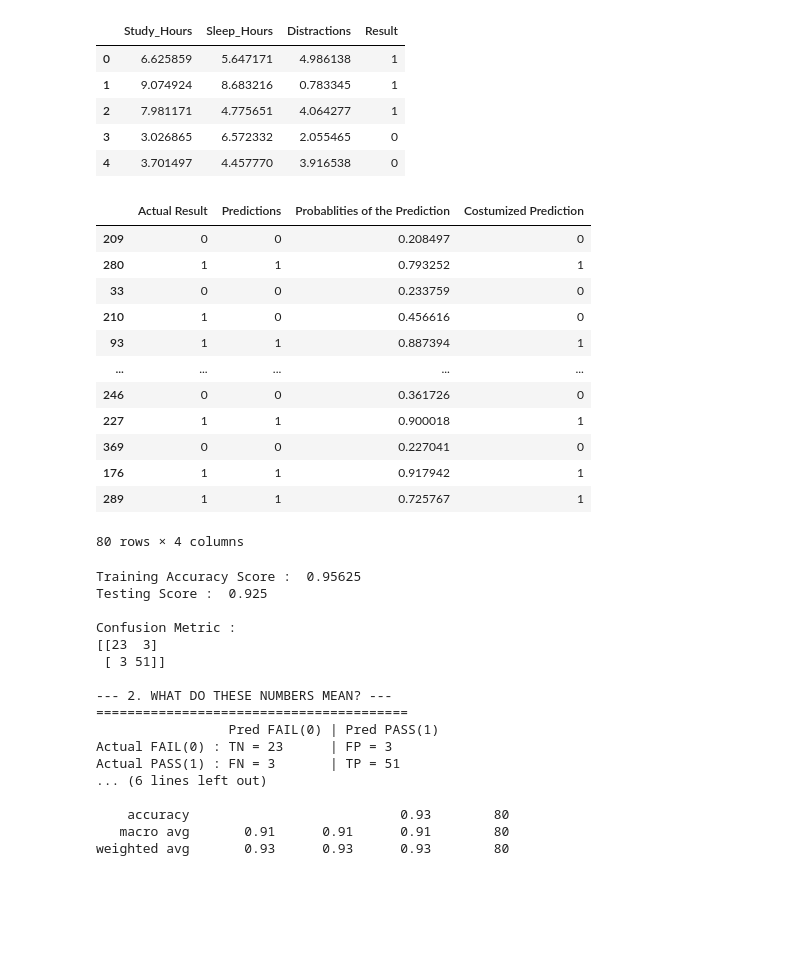
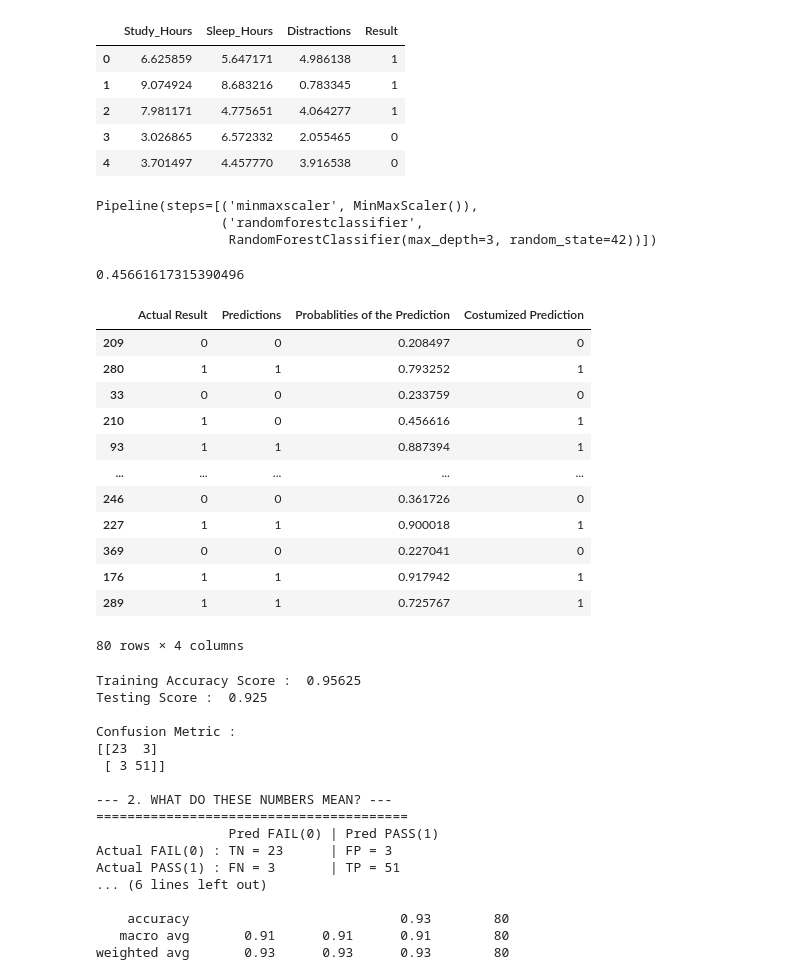
Before and after one commit to YS-Pundir/Machine-Learning-Foundations, a Jupyter notebook: Supervised Learning/Classification/practice.ipynb, the cells around one changed output. Saved outputs shown, nothing was run; the diff lists cells and outputs as text; code cells hidden in the pictures; blank space fills up the shorter version.

Commit message:
adding the logic of best threshold

```diff
--- a/Supervised Learning/Classification/practice.ipynb
+++ b/Supervised Learning/Classification/practice.ipynb
@@ -59,40 +62,54 @@ pipe=make_pipeline(
 )
 
 pipe.fit(X_train,y_train)
-
-# Defining a new threshold
-threshold=0.7
-
-Actual=y_test
-pred=pipe.predict(X_test)
-
-pred_prob=pipe.predict_proba(X_test)
-pred_constum=(pred_prob>=threshold).astype(int)[:,1]
-
-result=pd.DataFrame(
-    {
-        "Actual Result":Actual,
-        "Predictions":pred,
-        "Probablities of the Prediction":pred_prob[:,1],
-        "Costumized Prediction":pred_constum
-    }
-)
-
-result
 # %% [output]
-|  | Actual Result | Predictions | Probablities of the Prediction | Costumized Prediction |
-| 209 | 0 | 0 | 0.208497 | 0 |
-| 280 | 1 | 1 | 0.793252 | 1 |
-| 33 | 0 | 0 | 0.233759 | 0 |
-| 210 | 1 | 0 | 0.456616 | 0 |
-| 93 | 1 | 1 | 0.887394 | 1 |
-| ... | ... | ... | ... | ... |
-| 246 | 0 | 0 | 0.361726 | 0 |
-| 227 | 1 | 1 | 0.900018 | 1 |
-| 369 | 0 | 0 | 0.227041 | 0 |
-| 176 | 1 | 1 | 0.917942 | 1 |
-| 289 | 1 | 1 | 0.725767 | 1 |
-80 rows × 4 columns
+Pipeline(steps=[('minmaxscaler', MinMaxScaler()),
+                ('randomforestclassifier',
+                 RandomForestClassifier(max_depth=3, random_state=42))])
+# %%
+precisions,recall,thresholds=precision_recall_curve(y_test,pred_prob[:,1])
+
+f1_score=(2*precisions*recall)/(precisions+recall)
+
+best_idx=f1_score.argmax()
+best_threshold=thresholds[best_idx]
+print(best_threshold)
+# %% [output]
+0.45661617315390496
+# %%
+# Defining a new threshold
+
+
+Actual=y_test
+pred=pipe.predict(X_test)
+
+pred_prob=pipe.predict_proba(X_test)
+pred_constum=(pred_prob>=best_threshold).astype(int)[:,1]
+
+result=pd.DataFrame(
+    {
+        "Actual Result":Actual,
+        "Predictions":pred,
+        "Probablities of the Prediction":pred_prob[:,1],
+        "Costumized Prediction":pred_constum
+    }
+)
+
+result
+# %% [output]
+|  | Actual Result | Predictions | Probablities of the Prediction | Costumized Prediction |
+| 209 | 0 | 0 | 0.208497 | 0 |
+| 280 | 1 | 1 | 0.793252 | 1 |
+| 33 | 0 | 0 | 0.233759 | 0 |
+| 210 | 1 | 0 | 0.456616 | 1 |
+| 93 | 1 | 1 | 0.887394 | 1 |
+| ... | ... | ... | ... | ... |
+| 246 | 0 | 0 | 0.361726 | 0 |
+| 227 | 1 | 1 | 0.900018 | 1 |
+| 369 | 0 | 0 | 0.227041 | 0 |
+| 176 | 1 | 1 | 0.917942 | 1 |
+| 289 | 1 | 1 | 0.725767 | 1 |
+80 rows × 4 columns
 # %%
 # Evaluating the models
 print("Training Accuracy Score : ",pipe.score(X_train,y_train))
```
Also changed, not shown: parts of 1 cell of this notebook.
